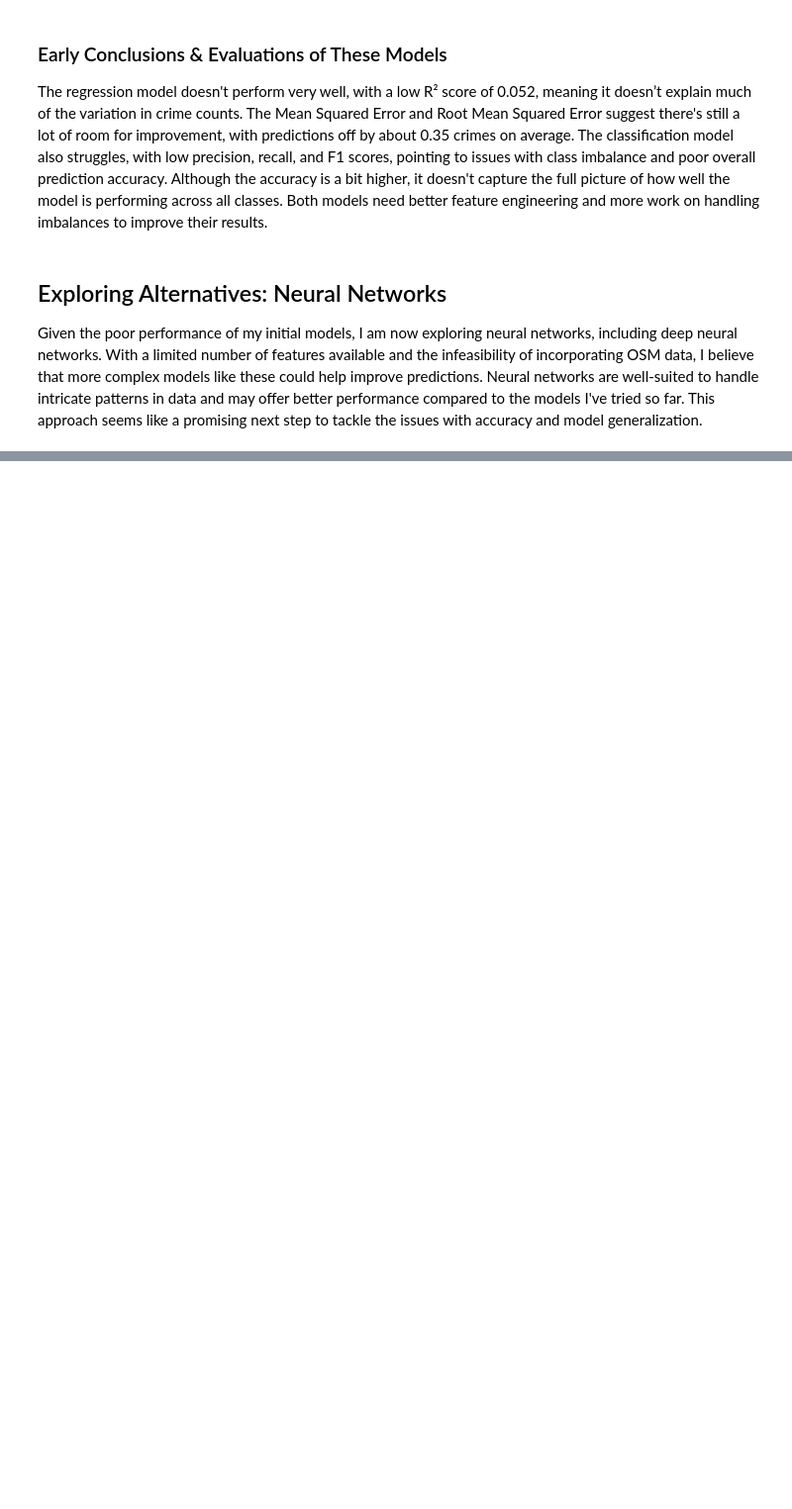
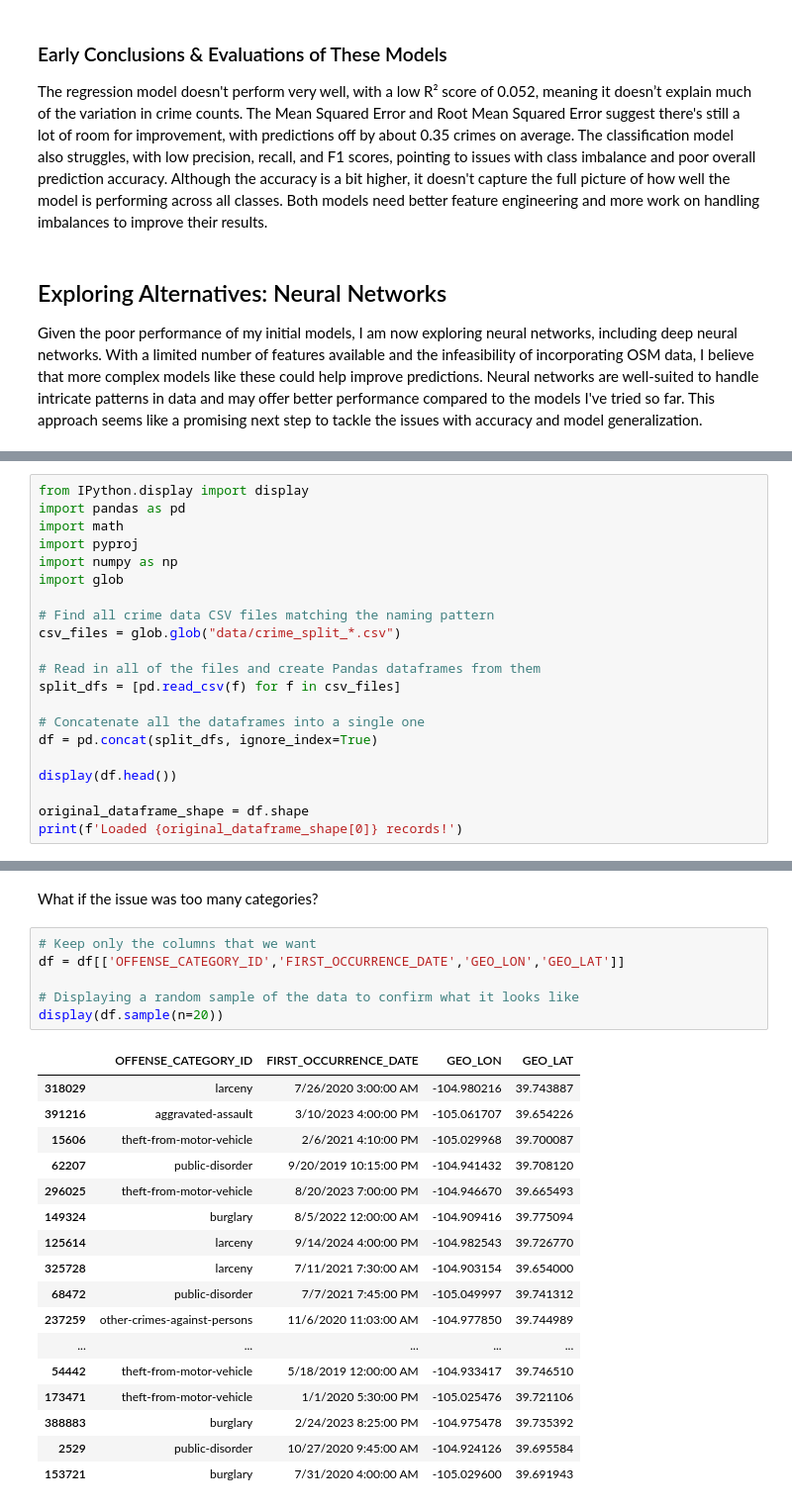
Before and after one commit to kzaremski/denver-crime-heatmap, a Jupyter notebook: denver_crime_heatmap.ipynb, the cells around one changed output, grey strips where cells are left out. Shown at 99% size. Cells and saved outputs as stored; diff of their text form; blank space fills up the shorter version.

```diff
--- a/denver_crime_heatmap.ipynb
+++ b/denver_crime_heatmap.ipynb
@@ -810,0 +1300,21 @@ R2 Score: -0.0014
+# %%
+from IPython.display import display
+import pandas as pd
+import math
+import pyproj
+import numpy as np
+import glob
+
+# Find all crime data CSV files matching the naming pattern
+csv_files = glob.glob("data/crime_split_*.csv")
+
+# Read in all of the files and create Pandas dataframes from them
+split_dfs = [pd.read_csv(f) for f in csv_files]
+
+# Concatenate all the dataframes into a single one
+df = pd.concat(split_dfs, ignore_index=True)
+
+display(df.head())
+
+original_dataframe_shape = df.shape
+print(f'Loaded {original_dataframe_shape[0]} records!')
@@ -810,0 +1352,26 @@ R2 Score: -0.0014
+# %% [markdown]
+What if the issue was too many categories?
+# %%
+# Keep only the columns that we want
+df = df[['OFFENSE_CATEGORY_ID','FIRST_OCCURRENCE_DATE','GEO_LON','GEO_LAT']]
+
+# Displaying a random sample of the data to confirm what it looks like
+display(df.sample(n=20))
+# %% [output]
+|  | OFFENSE_CATEGORY_ID | FIRST_OCCURRENCE_DATE | GEO_LON | GEO_LAT |
+| 318029 | larceny | 7/26/2020 3:00:00 AM | -104.980216 | 39.743887 |
+| 391216 | aggravated-assault | 3/10/2023 4:00:00 PM | -105.061707 | 39.654226 |
+| 15606 | theft-from-motor-vehicle | 2/6/2021 4:10:00 PM | -105.029968 | 39.700087 |
+| 62207 | public-disorder | 9/20/2019 10:15:00 PM | -104.941432 | 39.708120 |
+| 296025 | theft-from-motor-vehicle | 8/20/2023 7:00:00 PM | -104.946670 | 39.665493 |
+| 149324 | burglary | 8/5/2022 12:00:00 AM | -104.909416 | 39.775094 |
+| 125614 | larceny | 9/14/2024 4:00:00 PM | -104.982543 | 39.726770 |
+| 325728 | larceny | 7/11/2021 7:30:00 AM | -104.903154 | 39.654000 |
+| 68472 | public-disorder | 7/7/2021 7:45:00 PM | -105.049997 | 39.741312 |
+| 237259 | other-crimes-against-persons | 11/6/2020 11:03:00 AM | -104.977850 | 39.744989 |
+| ... | ... | ... | ... | ... |
+| 54442 | theft-from-motor-vehicle | 5/18/2019 12:00:00 AM | -104.933417 | 39.746510 |
+| 173471 | theft-from-motor-vehicle | 1/1/2020 5:30:00 PM | -105.025476 | 39.721106 |
+| 388883 | burglary | 2/24/2023 8:25:00 PM | -104.975478 | 39.735392 |
+| 2529 | public-disorder | 10/27/2020 9:45:00 AM | -104.924126 | 39.695584 |
+| 153721 | burglary | 7/31/2020 4:00:00 AM | -105.029600 | 39.691943 |
```
Also changed, not shown: parts of 34 cells of this notebook, 21 other files.
